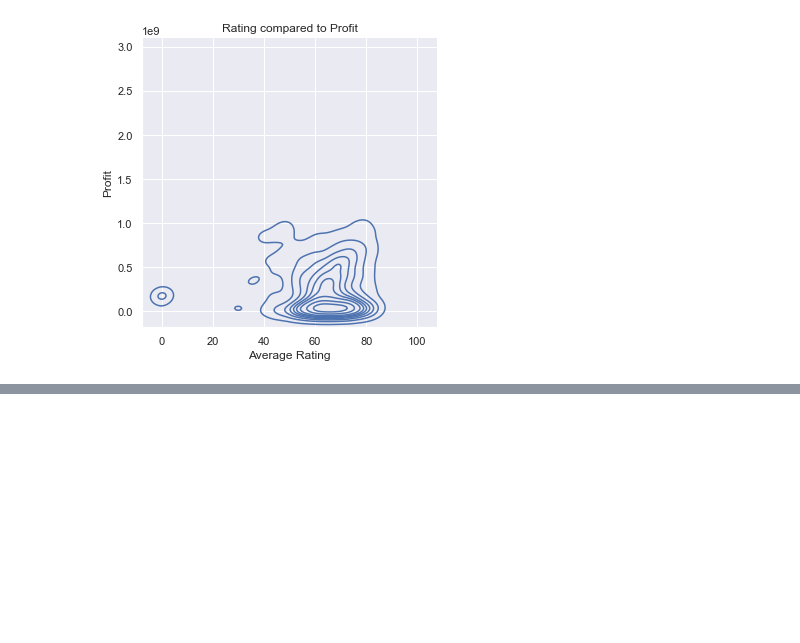
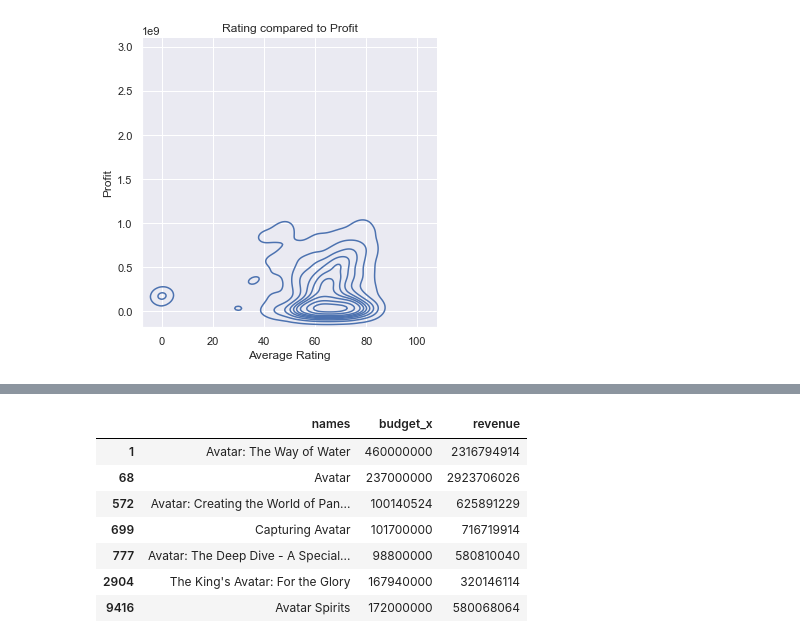
Before and after one commit to Reynch/dsc-phase-2-project-v3, a Jupyter notebook: Rachel.ipynb, the cells around one changed output, grey strips where cells are left out. Cells and saved outputs as stored; diff of their text form; code cells hidden in the pictures; blank space fills up the shorter version.

```diff
--- a/Rachel.ipynb
+++ b/Rachel.ipynb
@@ -10,6 +10,9 @@ import numpy as np
 import seaborn as sns
 import matplotlib.pyplot as plt
 %matplotlib inline
+# %%
+# to get columns not in scientific notation.
+pd.options.display.float_format = '{:.4f}'.format
 # %% [markdown]
 Connect to the sqlite3 database.
 # %%
@@ -495,0 +512,11 @@ plt.show();
+# %%
+imdb_movies.loc[imdb_movies['names'].str.contains('Avatar')][['names', 'budget_x', 'revenue']]
+# %% [output]
+|  | names | budget_x | revenue |
+| 1 | Avatar: The Way of Water | 460000000 | 2316794914 |
+| 68 | Avatar | 237000000 | 2923706026 |
+| 572 | Avatar: Creating the World of Pan... | 100140524 | 625891229 |
+| 699 | Capturing Avatar | 101700000 | 716719914 |
+| 777 | Avatar: The Deep Dive - A Special... | 98800000 | 580810040 |
+| 2904 | The King's Avatar: For the Glory | 167940000 | 320146114 |
+| 9416 | Avatar Spirits | 172000000 | 580068064 |
```
Also changed, not shown: parts of 33 cells of this notebook.
